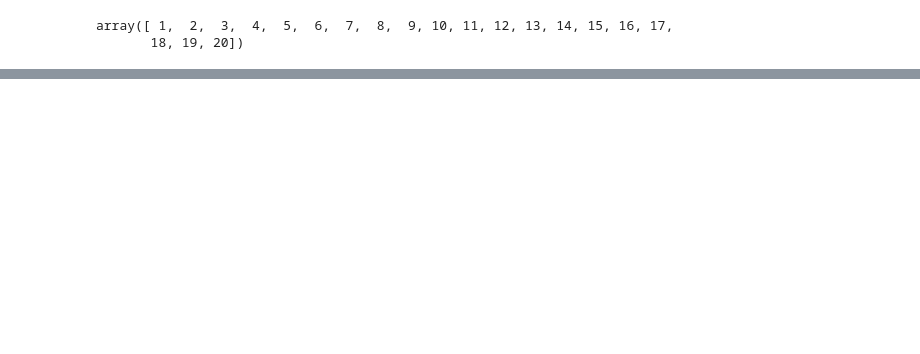
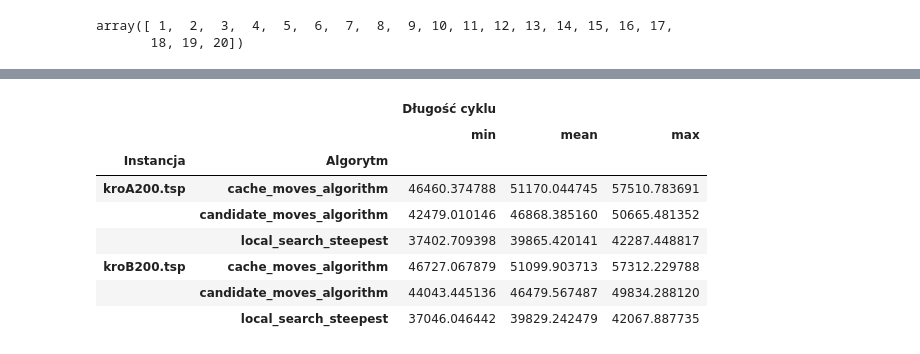
Before and after one commit to majsterkovic/imo, a Jupyter notebook: lab3/local-search-python/code.ipynb, the cells around one changed output, grey strips where cells are left out. Cells and saved outputs as stored; diff of their text form; code cells hidden in the pictures; blank space fills up the shorter version.

```diff
--- a/lab3/local-search-python/code.ipynb
+++ b/lab3/local-search-python/code.ipynb
@@ -563,0 +631,26 @@ for i in range(100):
+# %%
+results = pd.read_csv('results.csv', sep=';', header=None)
+results.columns = ['Instancja', 'Iteration', 'Algorytm', 'Długość cyklu', 'Czas wykonania']
+results['Długość cyklu'] = results['Długość cyklu'].astype(float)
+results['Czas wykonania'] = results['Czas wykonania'].astype(float)
+results.drop('Iteration', axis=1, inplace=True)
+
+results_without_time = results.drop('Czas wykonania', axis=1)
+results_without_length = results.drop('Długość cyklu', axis=1)
+# %%
+stats = results_without_time.groupby(['Instancja', 'Algorytm']).agg(['min', 'mean', 'max'])
+
+
+stats = stats.round({('Length', 'min'): 2, ('Length', 'mean'): 2, ('Length', 'max'): 2,
+                     ('Time', 'min'): 4, ('Time', 'mean'): 4, ('Time', 'max'): 4})
+stats
+# %% [output]
+|  |  | Długość cyklu |  |  |
+|  |  | min | mean | max |
+| Instancja | Algorytm |  |  |  |
+| kroA200.tsp | cache_moves_algorithm | 46460.374788 | 51170.044745 | 57510.783691 |
+|  | candidate_moves_algorithm | 42479.010146 | 46868.385160 | 50665.481352 |
+|  | local_search_steepest | 37402.709398 | 39865.420141 | 42287.448817 |
+| kroB200.tsp | cache_moves_algorithm | 46727.067879 | 51099.903713 | 57312.229788 |
+|  | candidate_moves_algorithm | 44043.445136 | 46479.567487 | 49834.288120 |
+|  | local_search_steepest | 37046.046442 | 39829.242479 | 42067.887735 |
```
Also changed, not shown: parts of 10 cells of this notebook, 14 other files.
